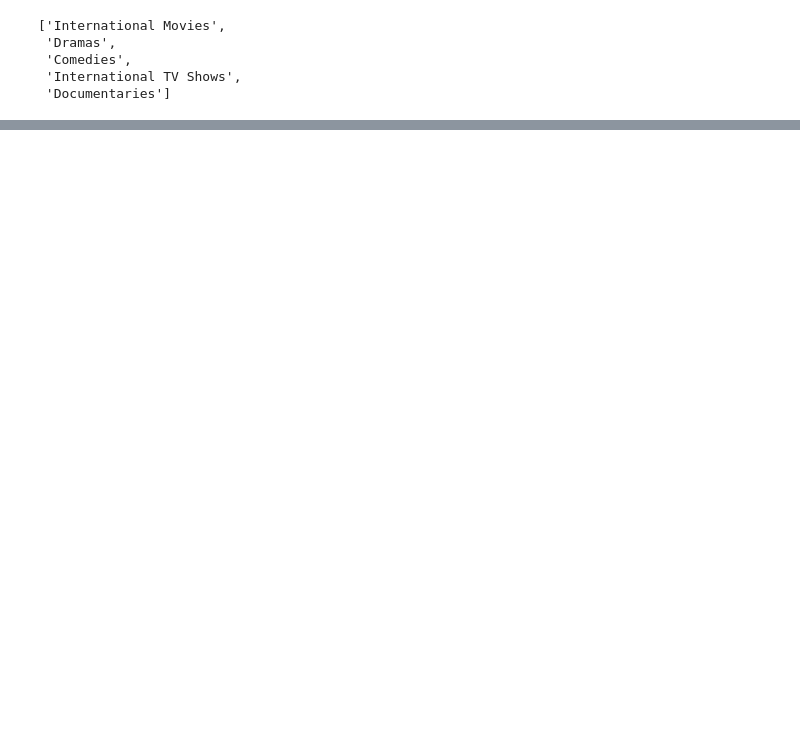
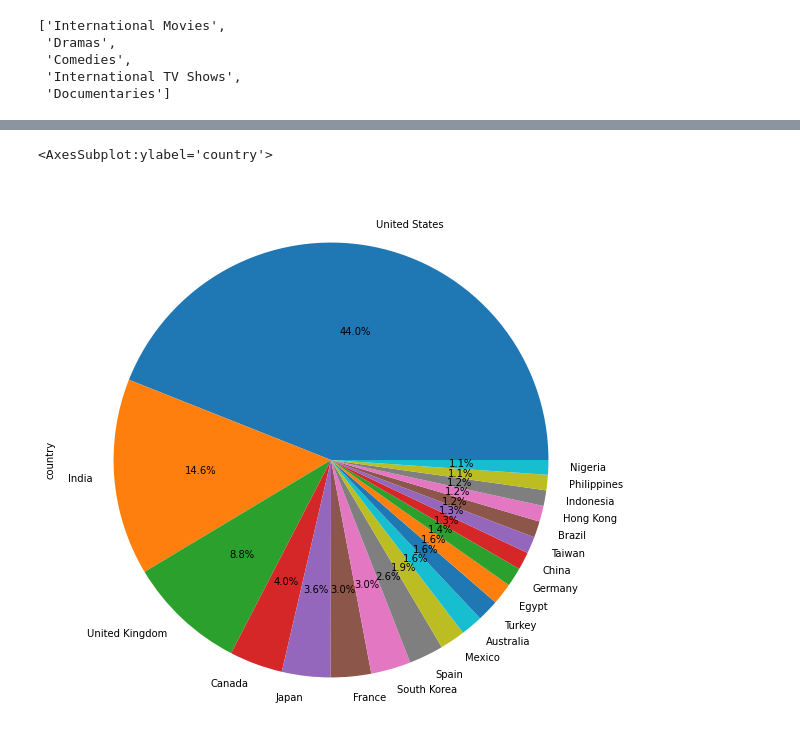
Before and after one commit to Ramshah1/Netflix-Data-Analysis, a Jupyter notebook: netflix_analysis.ipynb, the cells around one changed output, grey strips where cells are left out. Saved outputs shown, nothing was run; the diff lists cells and outputs as text; code cells hidden in the pictures; blank space fills up the shorter version.

Commit message:
country with most content

```diff
--- a/netflix_analysis.ipynb
+++ b/netflix_analysis.ipynb
@@ -527,0 +525,12 @@ df[df['listed_in'].str.contains('Dramas')]
+# %%
+df.dropna(subset=['country'], inplace=True)
+# %%
+df['country'] = df.country.str.split(',').str[0]
+# df['country'] == 'United States'
+# %%
+df['country'].value_counts()[:20].plot.pie(autopct='%1.1f%%',figsize=(10,10))
+# plt.show()
+# (df['country'].value_counts())[:12]
+# %% [output]
+<AxesSubplot:ylabel='country'>
+[figure, added]
```
Also changed, not shown: parts of 9 cells of this notebook.
